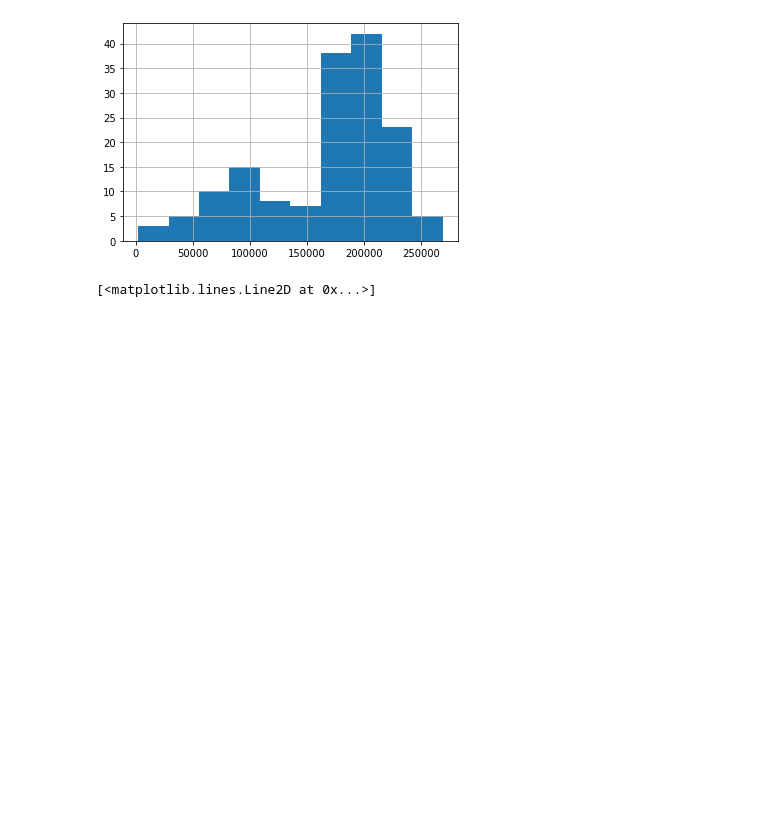
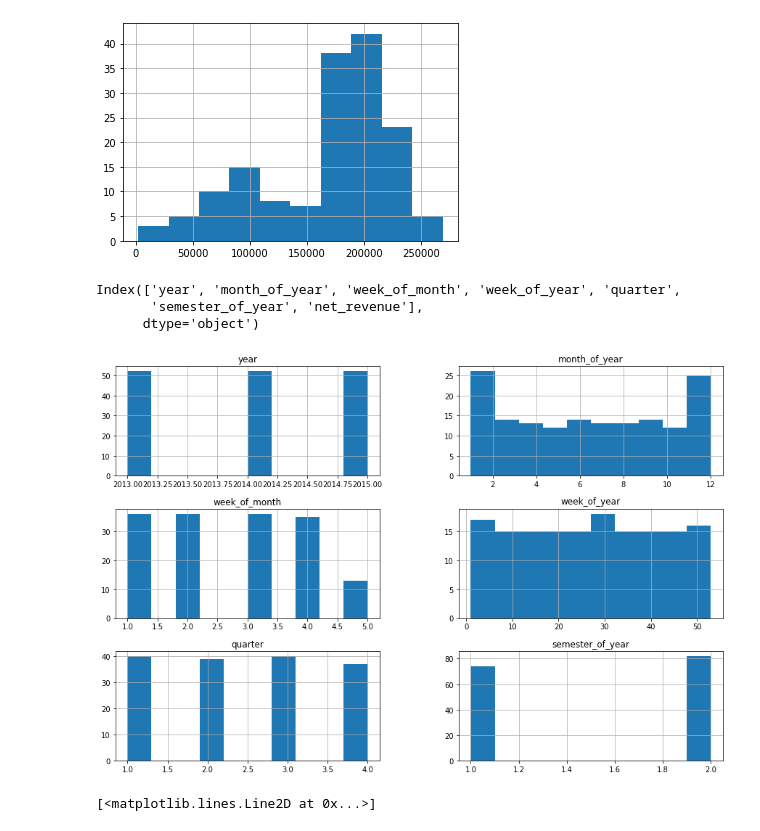
Before and after one commit to GustavoHBDuarte/just-chalenge, a Jupyter notebook: notebook_main.ipynb, the cells around one changed output. Cells and saved outputs as stored; diff of their text form; code cells hidden in the pictures; blank space fills up the shorter version.

```diff
--- a/notebook_main.ipynb
+++ b/notebook_main.ipynb
@@ -1147,6 +1212,18 @@ df_grouped['net_revenue'].hist()
 # %% [output]
 <AxesSubplot:>
 [figure]
+# %%
+df_grouped.columns
+# %% [output]
+Index(['year', 'month_of_year', 'week_of_month', 'week_of_year', 'quarter',
+       'semester_of_year', 'net_revenue'],
+      dtype='object')
+# %%
+# Predictors
+
+df_grouped[['year', 'month_of_year', 'week_of_month', 'week_of_year', 'quarter', 'semester_of_year']].hist(figsize=(15,10));
+# %% [output]
+[figure, added]
 # %%
 plt.plot(df_grouped['net_revenue'])
 # %% [output]
```
Also changed, not shown: parts of 50 cells of this notebook, 7 other files.
